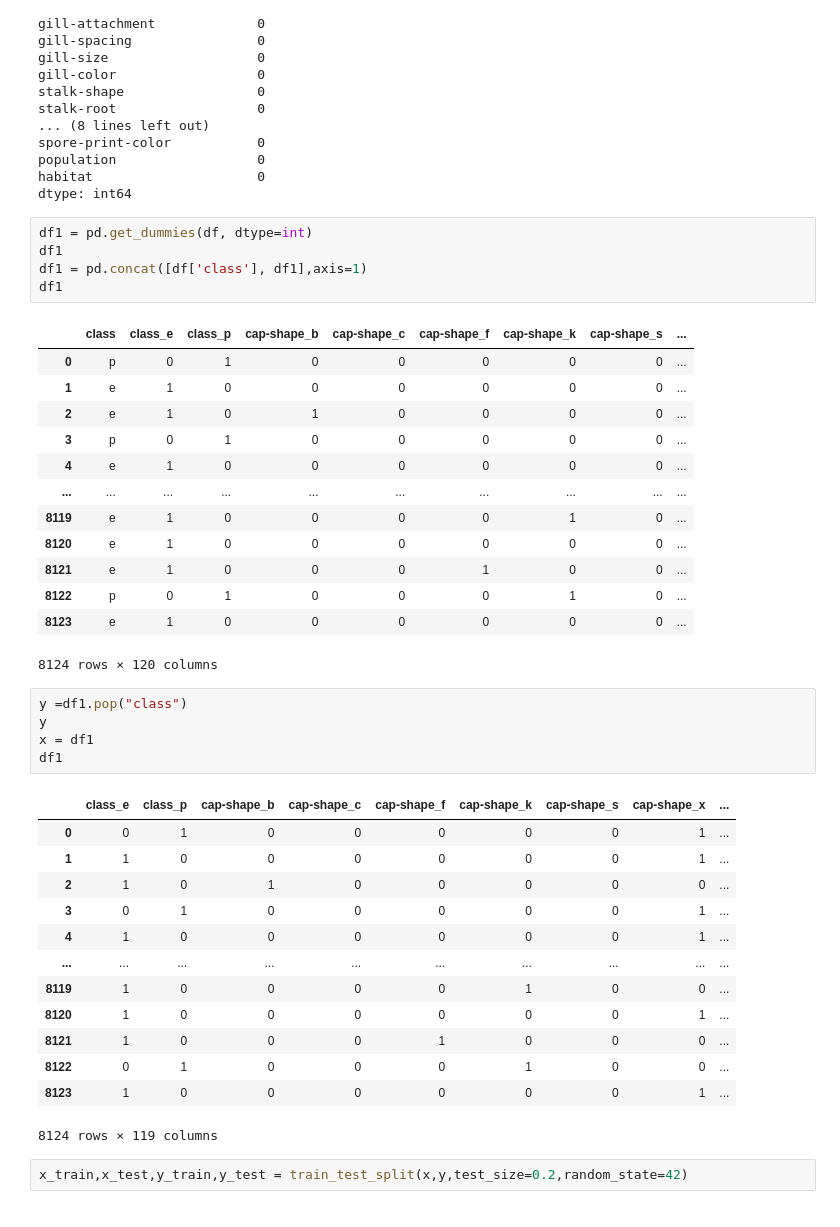
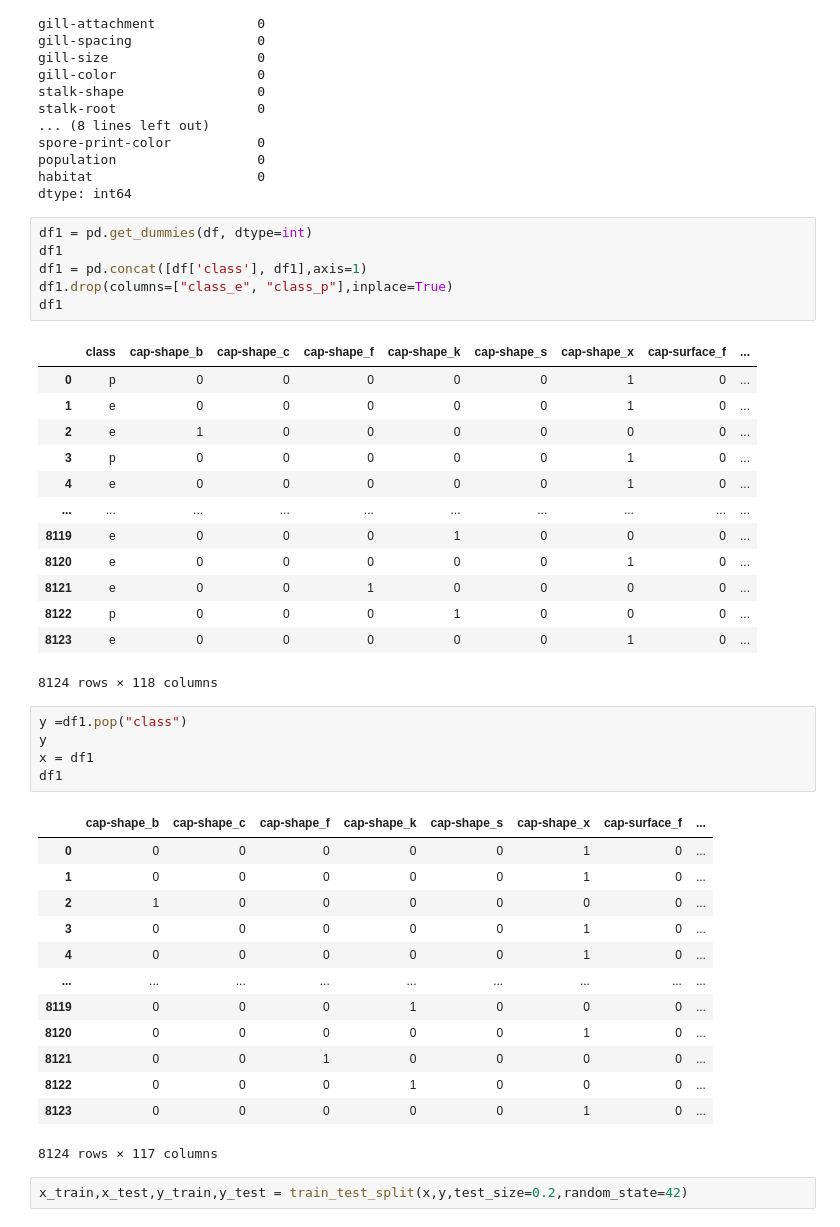
Before and after one commit to Punja007/Machine-Learning, a Jupyter notebook: Tree/mushroom.ipynb, the cells around one changed output. Drawn from its saved outputs; the diff is of its cells as text.

```diff
--- a/Tree/mushroom.ipynb
+++ b/Tree/mushroom.ipynb
@@ -46,41 +46,42 @@ dtype: int64
 # %%
 df1 = pd.get_dummies(df, dtype=int)
 df1
 df1 = pd.concat([df['class'], df1],axis=1)
+df1.drop(columns=["class_e", "class_p"],inplace=True)
 df1
 # %% [output]
-|  | class | class_e | class_p | cap-shape_b | cap-shape_c | cap-shape_f | cap-shape_k | cap-shape_s | ... |
-| 0 | p | 0 | 1 | 0 | 0 | 0 | 0 | 0 | ... |
-| 1 | e | 1 | 0 | 0 | 0 | 0 | 0 | 0 | ... |
-| 2 | e | 1 | 0 | 1 | 0 | 0 | 0 | 0 | ... |
-| 3 | p | 0 | 1 | 0 | 0 | 0 | 0 | 0 | ... |
-| 4 | e | 1 | 0 | 0 | 0 | 0 | 0 | 0 | ... |
+|  | class | cap-shape_b | cap-shape_c | cap-shape_f | cap-shape_k | cap-shape_s | cap-shape_x | cap-surface_f | ... |
+| 0 | p | 0 | 0 | 0 | 0 | 0 | 1 | 0 | ... |
+| 1 | e | 0 | 0 | 0 | 0 | 0 | 1 | 0 | ... |
+| 2 | e | 1 | 0 | 0 | 0 | 0 | 0 | 0 | ... |
+| 3 | p | 0 | 0 | 0 | 0 | 0 | 1 | 0 | ... |
+| 4 | e | 0 | 0 | 0 | 0 | 0 | 1 | 0 | ... |
 | ... | ... | ... | ... | ... | ... | ... | ... | ... | ... |
-| 8119 | e | 1 | 0 | 0 | 0 | 0 | 1 | 0 | ... |
-| 8120 | e | 1 | 0 | 0 | 0 | 0 | 0 | 0 | ... |
-| 8121 | e | 1 | 0 | 0 | 0 | 1 | 0 | 0 | ... |
-| 8122 | p | 0 | 1 | 0 | 0 | 0 | 1 | 0 | ... |
-| 8123 | e | 1 | 0 | 0 | 0 | 0 | 0 | 0 | ... |
+| 8119 | e | 0 | 0 | 0 | 1 | 0 | 0 | 0 | ... |
+| 8120 | e | 0 | 0 | 0 | 0 | 0 | 1 | 0 | ... |
+| 8121 | e | 0 | 0 | 1 | 0 | 0 | 0 | 0 | ... |
+| 8122 | p | 0 | 0 | 0 | 1 | 0 | 0 | 0 | ... |
+| 8123 | e | 0 | 0 | 0 | 0 | 0 | 1 | 0 | ... |
-8124 rows × 120 columns
+8124 rows × 118 columns
 # %%
 y =df1.pop("class")
 y
 x = df1
 df1
 # %% [output]
-|  | class_e | class_p | cap-shape_b | cap-shape_c | cap-shape_f | cap-shape_k | cap-shape_s | cap-shape_x | ... |
-| 0 | 0 | 1 | 0 | 0 | 0 | 0 | 0 | 1 | ... |
-| 1 | 1 | 0 | 0 | 0 | 0 | 0 | 0 | 1 | ... |
-| 2 | 1 | 0 | 1 | 0 | 0 | 0 | 0 | 0 | ... |
-| 3 | 0 | 1 | 0 | 0 | 0 | 0 | 0 | 1 | ... |
-| 4 | 1 | 0 | 0 | 0 | 0 | 0 | 0 | 1 | ... |
-| ... | ... | ... | ... | ... | ... | ... | ... | ... | ... |
-| 8119 | 1 | 0 | 0 | 0 | 0 | 1 | 0 | 0 | ... |
-| 8120 | 1 | 0 | 0 | 0 | 0 | 0 | 0 | 1 | ... |
-| 8121 | 1 | 0 | 0 | 0 | 1 | 0 | 0 | 0 | ... |
-| 8122 | 0 | 1 | 0 | 0 | 0 | 1 | 0 | 0 | ... |
-| 8123 | 1 | 0 | 0 | 0 | 0 | 0 | 0 | 1 | ... |
+|  | cap-shape_b | cap-shape_c | cap-shape_f | cap-shape_k | cap-shape_s | cap-shape_x | cap-surface_f | ... |
+| 0 | 0 | 0 | 0 | 0 | 0 | 1 | 0 | ... |
+| 1 | 0 | 0 | 0 | 0 | 0 | 1 | 0 | ... |
+| 2 | 1 | 0 | 0 | 0 | 0 | 0 | 0 | ... |
+| 3 | 0 | 0 | 0 | 0 | 0 | 1 | 0 | ... |
+| 4 | 0 | 0 | 0 | 0 | 0 | 1 | 0 | ... |
+| ... | ... | ... | ... | ... | ... | ... | ... | ... |
+| 8119 | 0 | 0 | 0 | 1 | 0 | 0 | 0 | ... |
+| 8120 | 0 | 0 | 0 | 0 | 0 | 1 | 0 | ... |
+| 8121 | 0 | 0 | 1 | 0 | 0 | 0 | 0 | ... |
+| 8122 | 0 | 0 | 0 | 1 | 0 | 0 | 0 | ... |
+| 8123 | 0 | 0 | 0 | 0 | 0 | 1 | 0 | ... |
-8124 rows × 119 columns
+8124 rows × 117 columns
 # %%
 x_train,x_test,y_train,y_test = train_test_split(x,y,test_size=0.2,random_state=42)
 # %%
```
Also changed, not shown: parts of 6 cells of this notebook, 2 other files.
